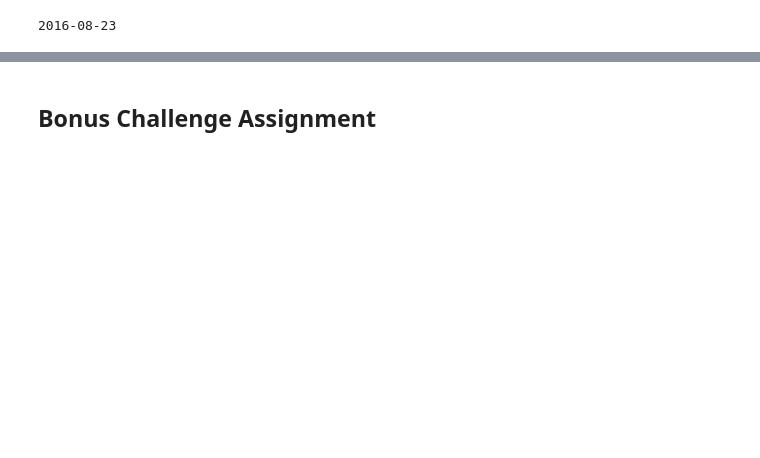
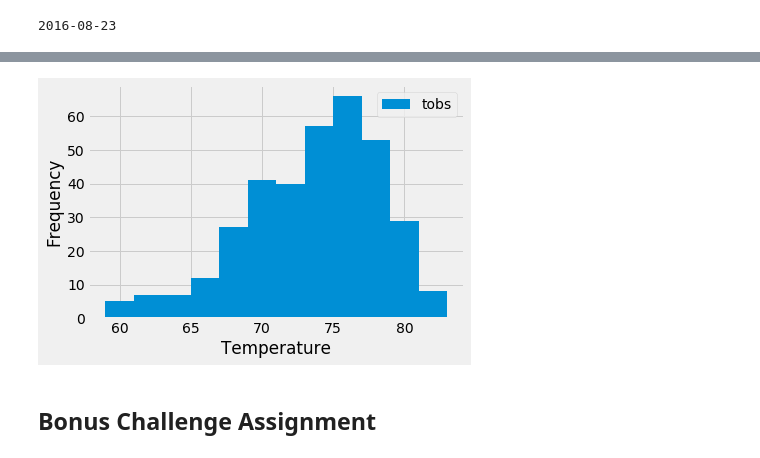
Before and after one commit to gotar1/sqlalchemy-challenge, a Jupyter notebook: climate_analysis.ipynb, the cells around one changed output, grey strips where cells are left out. Saved outputs shown, nothing was run; the diff lists cells and outputs as text; code cells hidden in the pictures; blank space fills up the shorter version.

```diff
--- a/climate_analysis.ipynb
+++ b/climate_analysis.ipynb
@@ -203,3 +258,16 @@ summary_stat
 # %%
 # Choose the station with the highest number of temperature observations.
 # Query the last 12 months of temperature observation data for this station and plot the results as a histogram
+
+# query the last 12 months of temp observation from Measurement table for selected station..
+# filtered for station with highest observation and on date to only return last 12 month data...
+
+temp = session.query(Measurement.tobs).\
+    filter(Measurement.station == 'USC00519281').\
+    filter(Measurement.date <= '2017-08-23', Measurement.date >= '2016-08-23').all()
+# %%
+# created a pandas dataframe for plot data...
+
+hist_df = pd.DataFrame(temp, columns = ['tobs'])
+hist_df = hist_df.dropna()
+hist_df.head()
@@ -206,3 +281,12 @@ summary_stat
+# %%
+# plotting histogram for temperation on last 12 month for station USC00519281...
+
+hist_df.plot.hist(bins=12)
+plt.xlabel('Temperature')
+plt.ylabel('Frequency')
+plt.show()
+# %% [output]
+[figure, added]
 # %% [markdown]
 ## Bonus Challenge Assignment
 # %%
```
Also changed, not shown: parts of 17 cells of this notebook.
